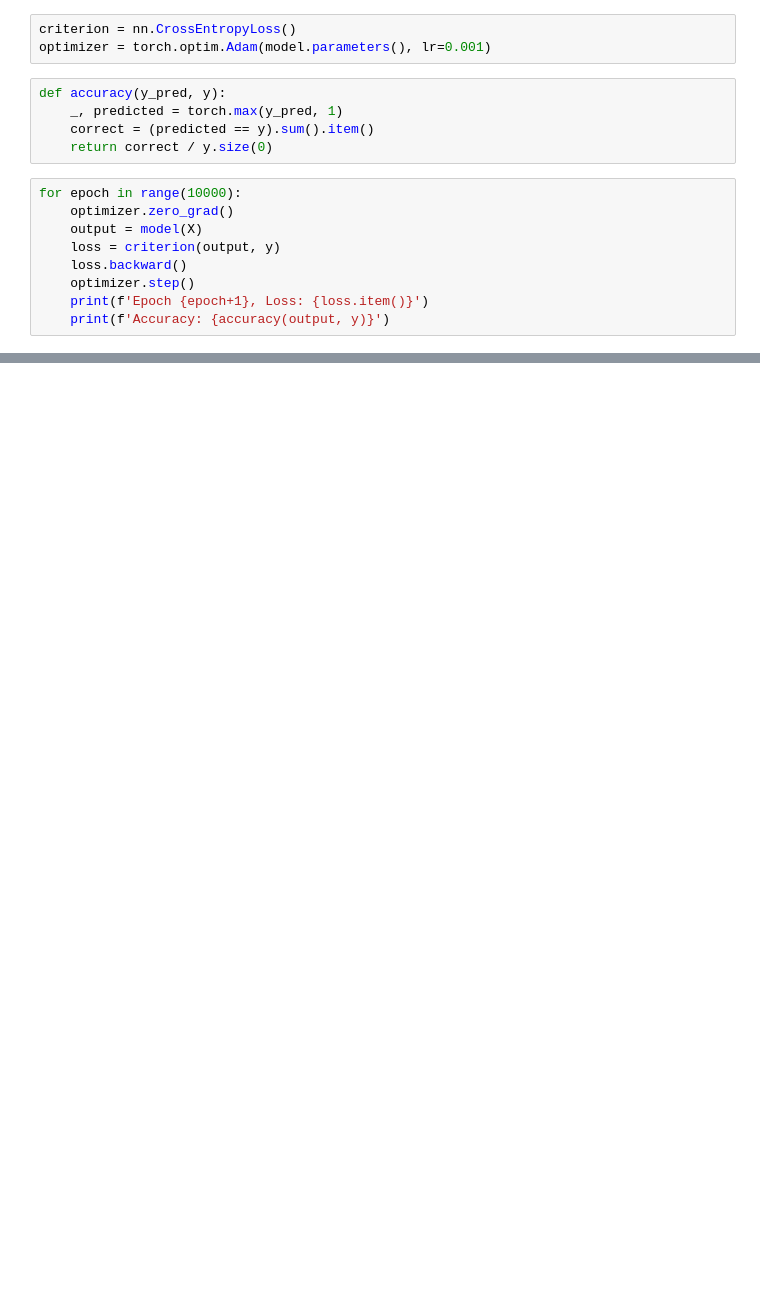
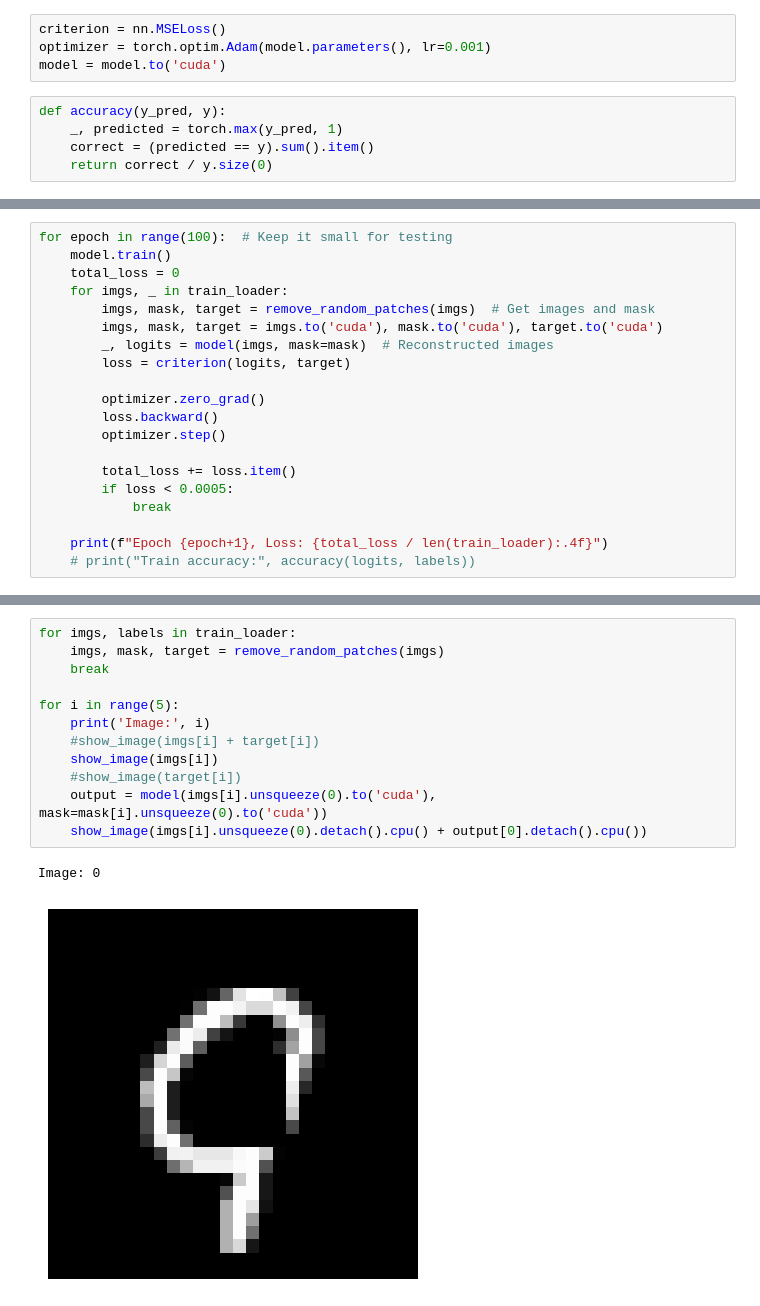
Before and after one commit to sczternasty/Attention-is-all-you-need, a Jupyter notebook: test.ipynb, the cells around one changed output, grey strips where cells are left out. Drawn from its saved outputs; the diff is of its cells as text; blank space fills up the shorter version.

```diff
--- a/test.ipynb
+++ b/test.ipynb
@@ -35,17 +199,9 @@ X = X.long()
 # %%
-criterion = nn.CrossEntropyLoss()
+criterion = nn.MSELoss()
 optimizer = torch.optim.Adam(model.parameters(), lr=0.001)
+model = model.to('cuda')
 # %%
 def accuracy(y_pred, y):
     _, predicted = torch.max(y_pred, 1)
     correct = (predicted == y).sum().item()
     return correct / y.size(0)
-# %%
-for epoch in range(10000):
-    optimizer.zero_grad()
-    output = model(X)
-    loss = criterion(output, y)
-    loss.backward()
-    optimizer.step()
-    print(f'Epoch {epoch+1}, Loss: {loss.item()}')
-    print(f'Accuracy: {accuracy(output, y)}')
@@ -70,0 +208,20 @@ KeyboardInterrupt:
+# %%
+for epoch in range(100):  # Keep it small for testing
+    model.train()
+    total_loss = 0
+    for imgs, _ in train_loader:
+        imgs, mask, target = remove_random_patches(imgs)  # Get images and mask
+        imgs, mask, target = imgs.to('cuda'), mask.to('cuda'), target.to('cuda')
+        _, logits = model(imgs, mask=mask)  # Reconstructed images
+        loss = criterion(logits, target)
+
+        optimizer.zero_grad()
+        loss.backward()
+        optimizer.step()
+
+        total_loss += loss.item()
+        if loss < 0.0005:
+            break
+
+    print(f"Epoch {epoch+1}, Loss: {total_loss / len(train_loader):.4f}")
+    # print("Train accuracy:", accuracy(logits, labels))
@@ -70,0 +238,15 @@ KeyboardInterrupt:
+# %%
+for imgs, labels in train_loader:
+    imgs, mask, target = remove_random_patches(imgs)
+    break
+
+for i in range(5):
+    print('Image:', i)
+    #show_image(imgs[i] + target[i])
+    show_image(imgs[i])
+    #show_image(target[i])
+    output = model(imgs[i].unsqueeze(0).to('cuda'), mask=mask[i].unsqueeze(0).to('cuda'))
+    show_image(imgs[i].unsqueeze(0).detach().cpu() + output[0].detach().cpu())
+# %% [output]
+Image: 0
+[figure, added]
```
Also changed, not shown: parts of 17 cells of this notebook, 2 other files.
